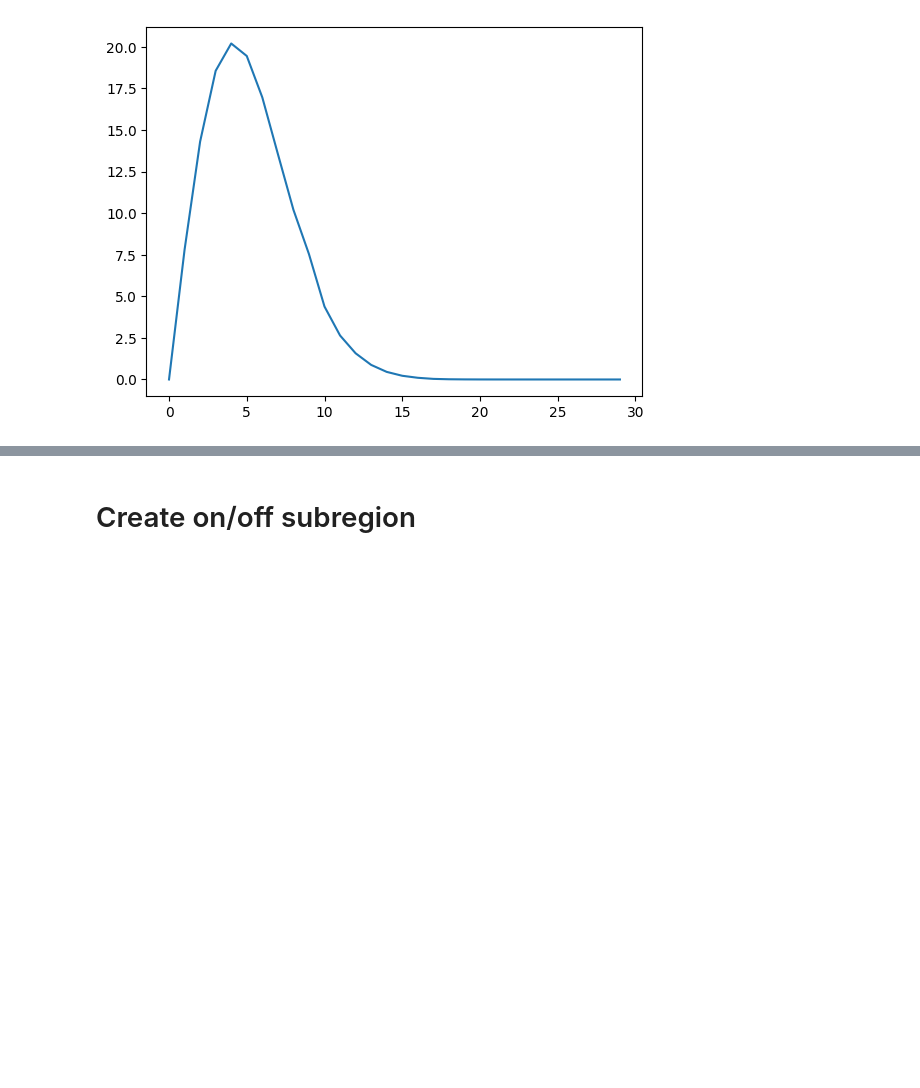
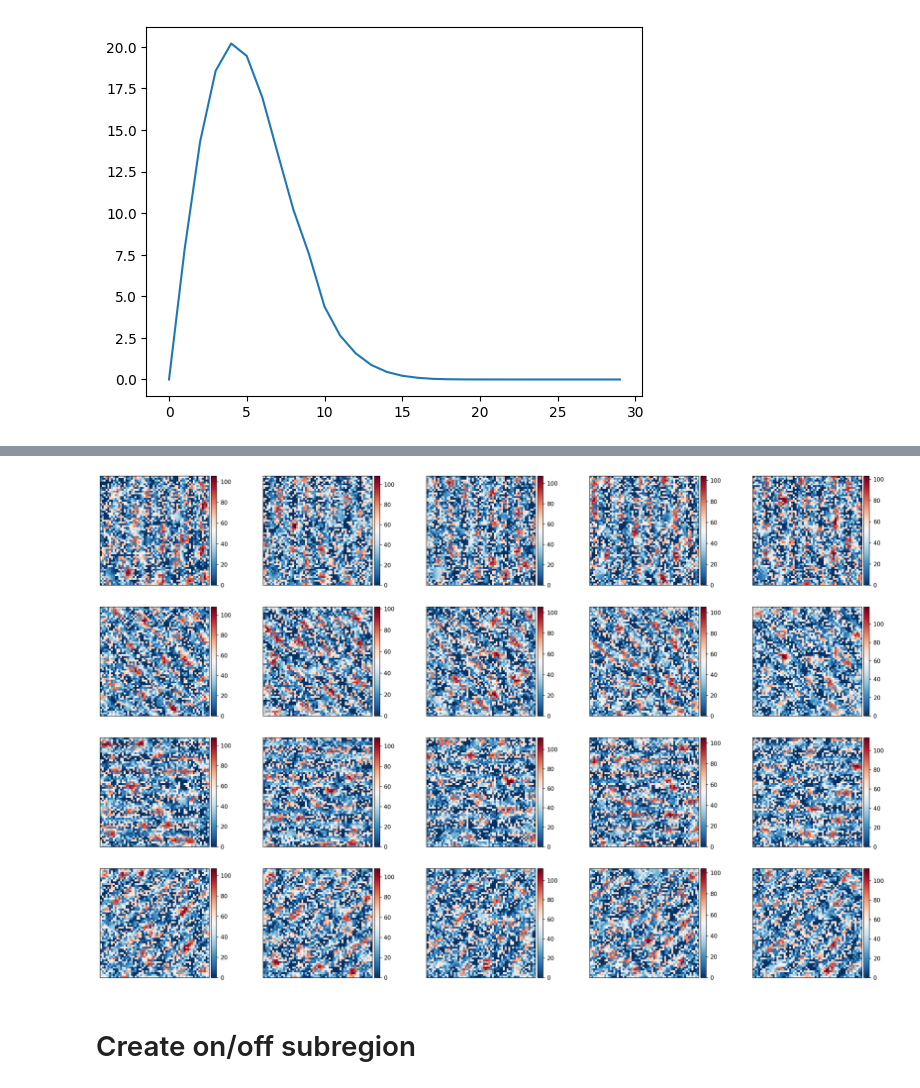
Before and after one commit to AddingAddict/OrientationSSB, a Jupyter notebook: notebooks/tuan_build_L4_RFs.ipynb, the cells around one changed output, grey strips where cells are left out. Cells and saved outputs as stored; diff of their text form; code cells hidden in the pictures; blank space fills up the shorter version.

```diff
--- a/notebooks/tuan_build_L4_RFs.ipynb
+++ b/notebooks/tuan_build_L4_RFs.ipynb
@@ -704,7 +706,9 @@ plt.plot(sel_RF_fft_mag)
 # %%
 reload(probe_RFs)
 
-net,act,phase = probe_RFs.probe_RFs_one_layer(v,config_name,freqs=N*np.array([4]),oris=np.linspace(0,np.pi,4,endpoint=False),Nsur=4)
+act,phase = probe_RFs.probe_RFs_one_layer(v,config_name,freqs=N*np.array([4]),oris=np.linspace(0,np.pi,4,endpoint=False),Nsur=10,outdir='./../plots/')
+np.save('lempel_L4_model_rates_N={:d}'.format(N),act.flatten())
+# act = np.load('lempel_L4_model_rates_N={:d}.npy'.format(N)).reshape((1,4,10,-1))
 # %% [output]
 mode in get_RFs load_from_external
 
@@ -750,6 +754,18 @@ Spat frequency=240, orientation=135 deg 2
 No artists with labels found to put in legend.  Note that artists whose label start with an underscore are ignored when legend() is called with no argument.
 No artists with labels found to put in legend.  Note that artists whose label start with an underscore are ignored when legend() is called with no argument.
 plot done 2.356194490192345 240
+# %%
+nrows = 4
+ncols = 5
+
+fig,axs = plt.subplots(nrows,ncols,figsize=(5*ncols,4*nrows),dpi=150)
+
+for rowidx in range(nrows):
+    for colidx in range(ncols):
+        this_act = act[0,rowidx].reshape((10,2,N,N))[2*colidx,:,:,:]
+        pf.imshowbar(fig,axs[rowidx,colidx],this_act[0])
+# %% [output]
+[figure, added]
 # %% [markdown]
 # Create on/off subregion
 # %%
```
Also changed, not shown: parts of 2 cells of this notebook, 5 other files.
